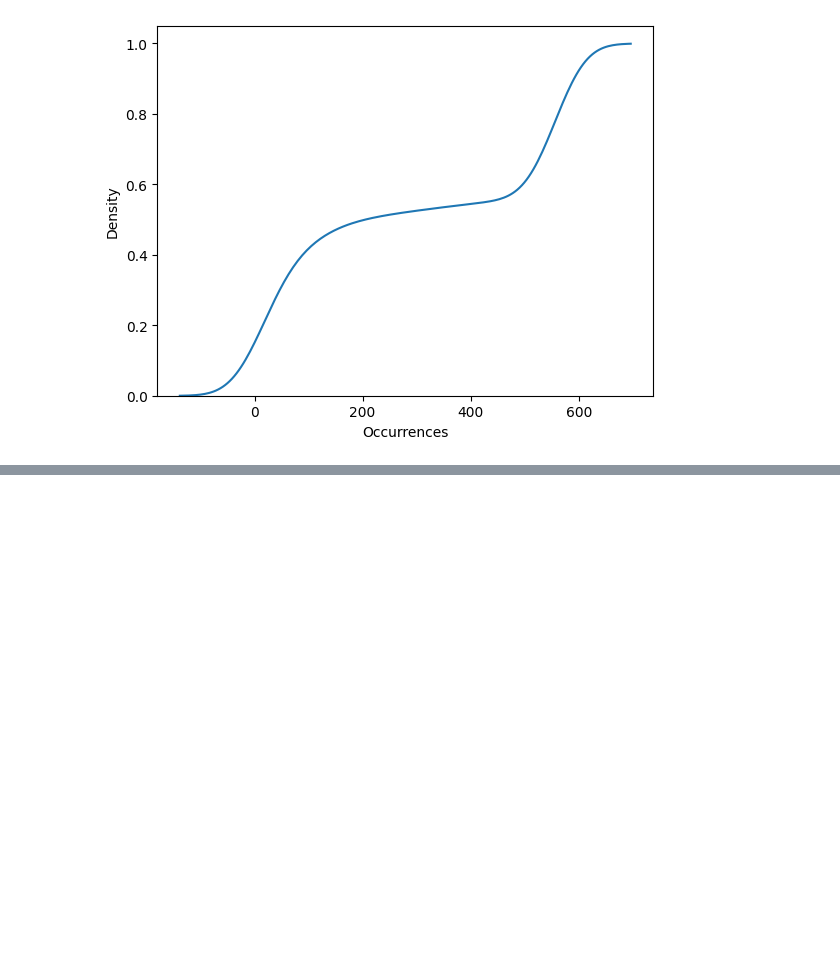
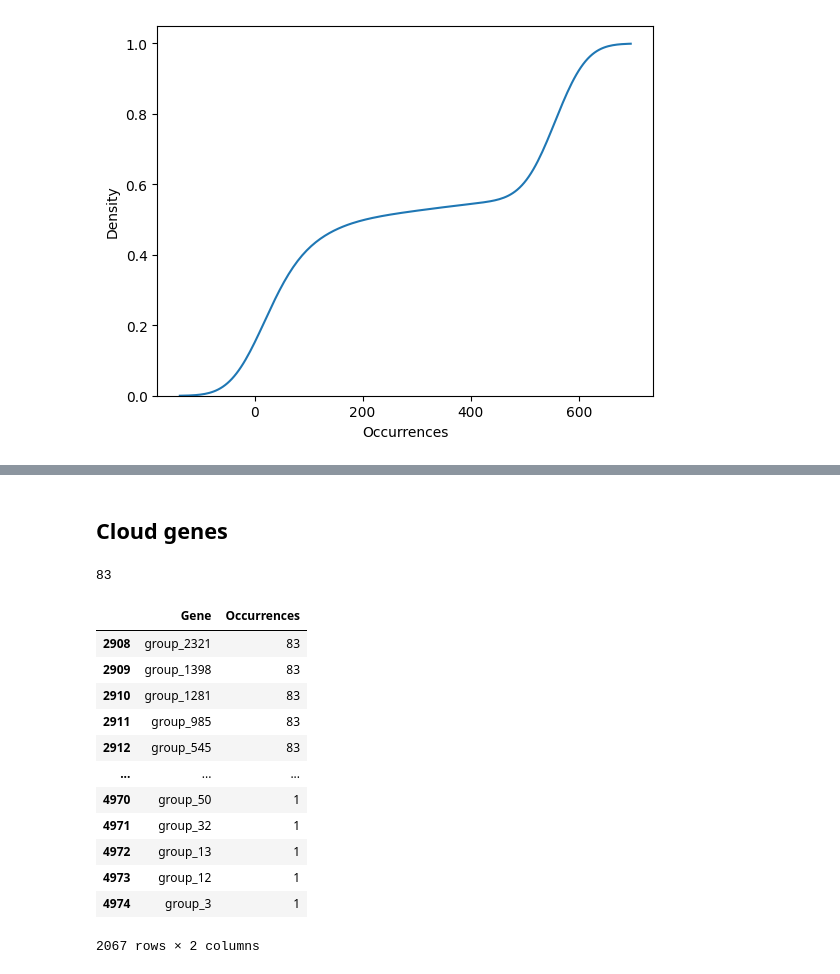
Before and after one commit to ryashpal/alfred-data-analysis, a Jupyter notebook: notebooks/analyse_panaroo_output/saur_obtain_core_genes.ipynb, the cells around one changed output, grey strips where cells are left out. Cells and saved outputs as stored; diff of their text form; code cells hidden in the pictures; blank space fills up the shorter version.

```diff
--- a/notebooks/analyse_panaroo_output/saur_obtain_core_genes.ipynb
+++ b/notebooks/analyse_panaroo_output/saur_obtain_core_genes.ipynb
@@ -164,0 +200,26 @@ coreGenesDf.to_csv(Path(os.environ['GENOMICS_DATA_BASE'], 'annotations', 's_aure
+# %% [markdown]
+## Cloud genes
+# %%
+geneOccurancesDf = geneCountsDf['Occurrences'].value_counts().reset_index().sort_values(by=['Occurrences'], ascending=True)
+geneOccurancesDf['Gene Proportion'] = geneOccurancesDf['Occurrences'].cumsum()/geneOccurancesDf['Occurrences'].sum()
+thresholdGeneOccurance = int(geneOccurancesDf.Occurrences.max() * 0.15)
+thresholdGeneOccurance
+# %% [output]
+83
+# %%
+cloudGenesDf = geneCountsDf[geneCountsDf['Occurrences'] <= thresholdGeneOccurance]
+cloudGenesDf
+# %% [output]
+|  | Gene | Occurrences |
+| 2908 | group_2321 | 83 |
+| 2909 | group_1398 | 83 |
+| 2910 | group_1281 | 83 |
+| 2911 | group_985 | 83 |
+| 2912 | group_545 | 83 |
+| ... | ... | ... |
+| 4970 | group_50 | 1 |
+| 4971 | group_32 | 1 |
+| 4972 | group_13 | 1 |
+| 4973 | group_12 | 1 |
+| 4974 | group_3 | 1 |
+2067 rows × 2 columns
```
Also changed, not shown: parts of 10 cells of this notebook, 8 other files.
